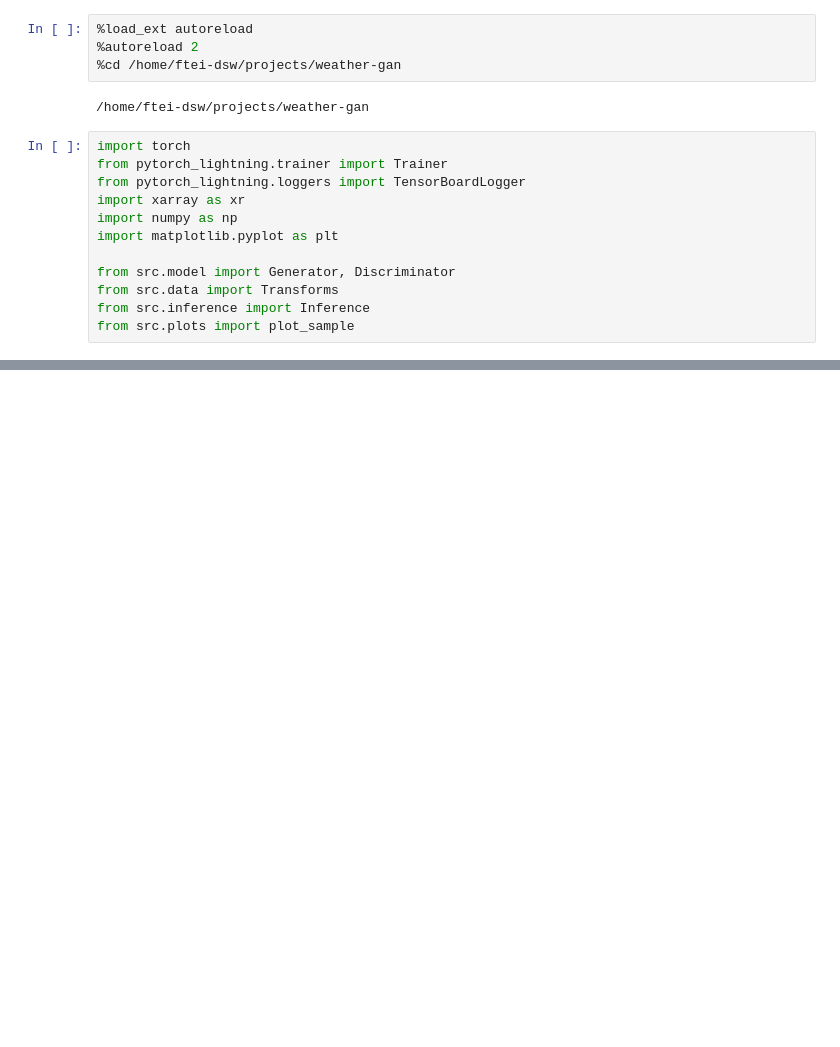
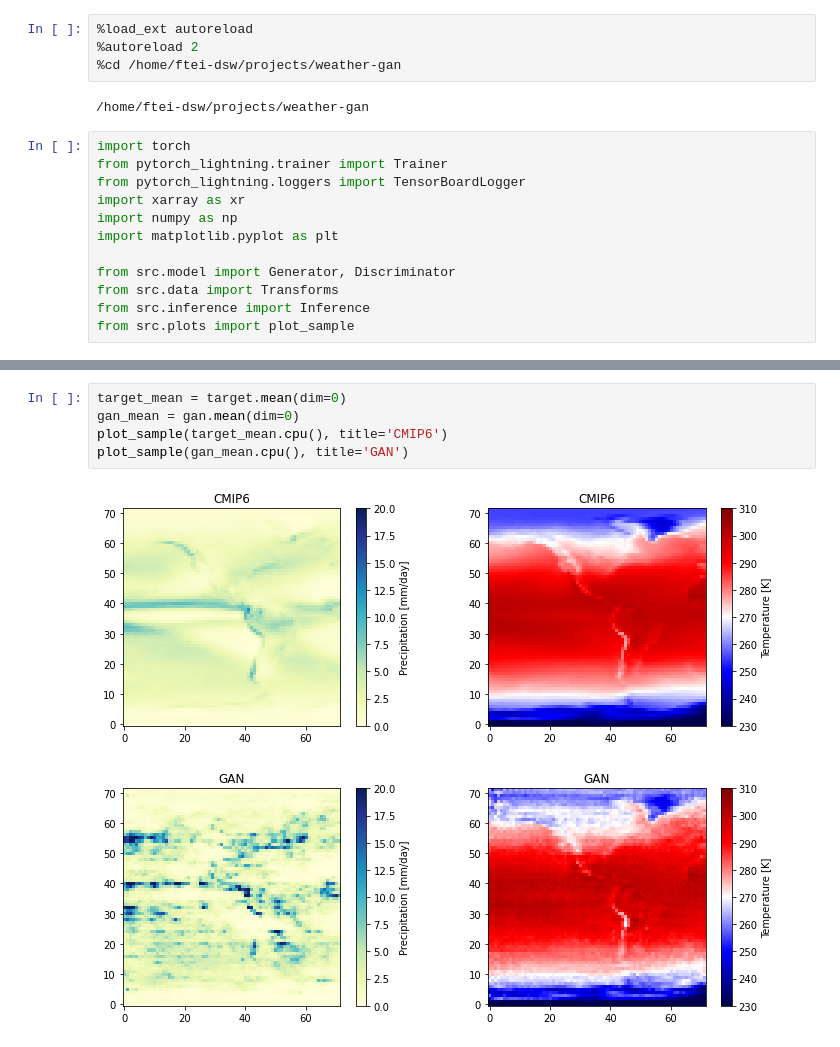
Before and after one commit to p-hss/weather-gan, a Jupyter notebook: notebooks/dev-inference.ipynb, the cells around one changed output, grey strips where cells are left out. Saved outputs shown, nothing was run; the diff lists cells and outputs as text; blank space fills up the shorter version.

```diff
--- a/notebooks/dev-inference.ipynb
+++ b/notebooks/dev-inference.ipynb
@@ -91,0 +40,8 @@ Coordinates:
+# %%
+target_mean = target.mean(dim=0)
+gan_mean = gan.mean(dim=0)
+plot_sample(target_mean.cpu(), title='CMIP6')
+plot_sample(gan_mean.cpu(), title='GAN')
+# %% [output]
+[figure, added]
+[figure, added]
```
Also changed, not shown: parts of 13 cells of this notebook, 3 other files.
